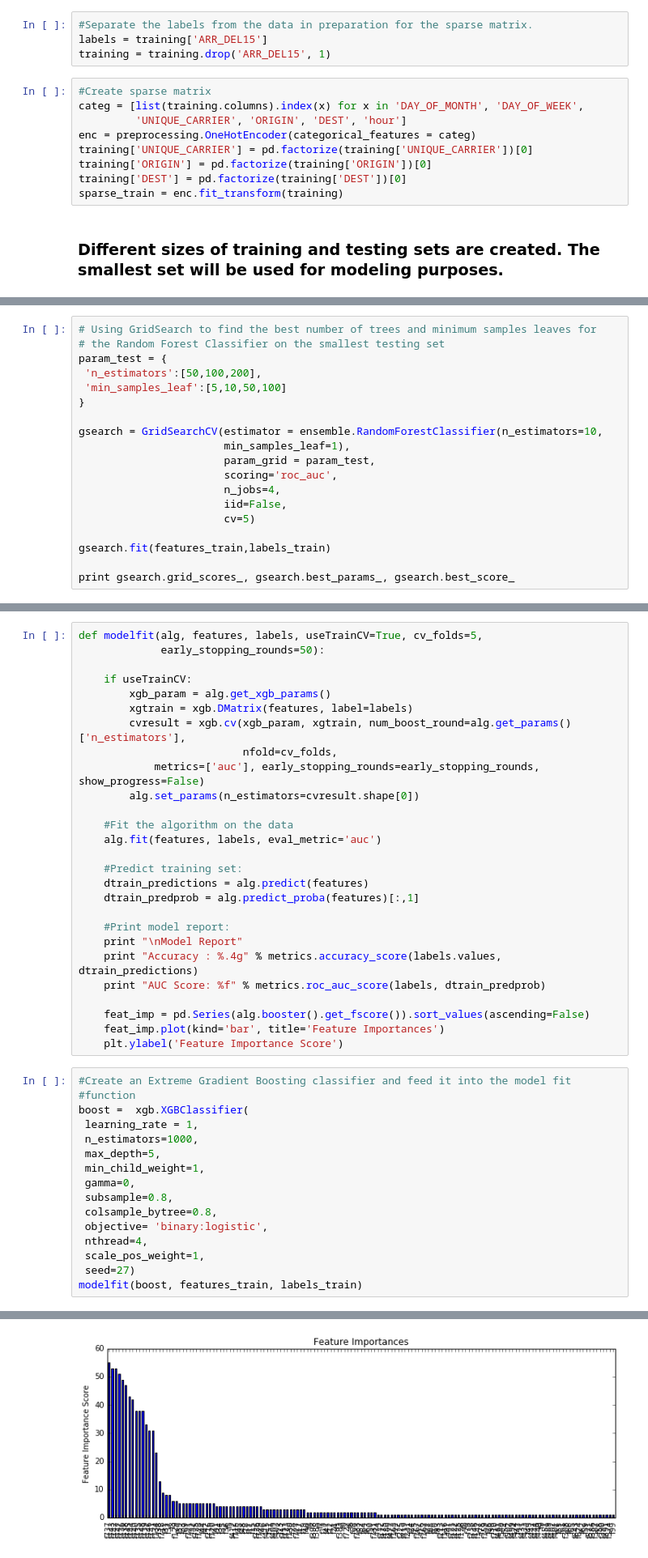
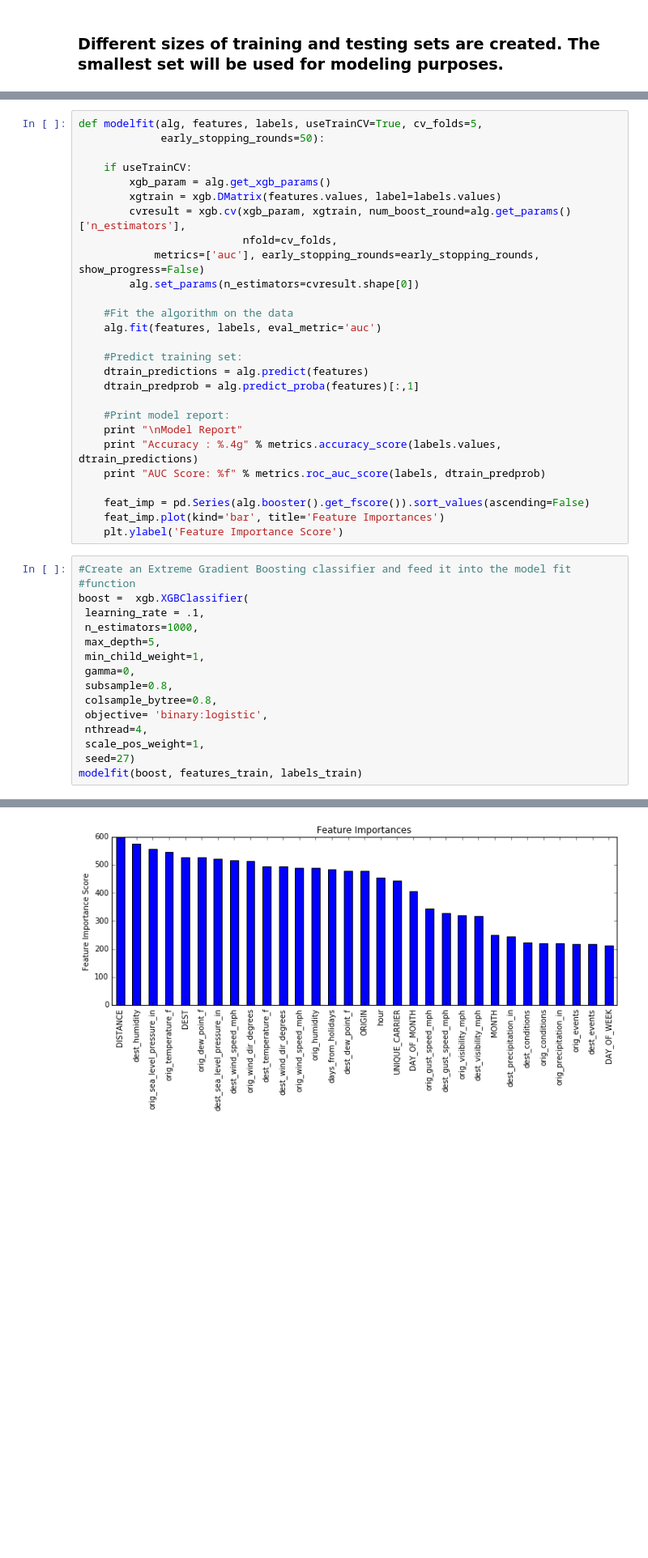
Before and after one commit to yaskyj/datascienceintensive, a Jupyter notebook: capstone/Flight Delays.ipynb, the cells around one changed output, grey strips where cells are left out. Shown: that part at 81% size. Saved outputs shown, nothing was run; the diff lists cells and outputs as text; blank space fills up the shorter version.

Commit message:
Complete analysis portion and exported charts

```diff
--- a/capstone/Flight Delays.ipynb
+++ b/capstone/Flight Delays.ipynb
@@ -463,16 +504,3 @@ precision = 0.50, recall = 0.98, F1 = 0.66, AUC Score = 0.50
-# %%
-#Separate the labels from the data in preparation for the sparse matrix.
-labels = training['ARR_DEL15']
-training = training.drop('ARR_DEL15', 1)
-# %%
-#Create sparse matrix
-categ = [list(training.columns).index(x) for x in 'DAY_OF_MONTH', 'DAY_OF_WEEK',
-         'UNIQUE_CARRIER', 'ORIGIN', 'DEST', 'hour']
-enc = preprocessing.OneHotEncoder(categorical_features = categ)
-training['UNIQUE_CARRIER'] = pd.factorize(training['UNIQUE_CARRIER'])[0]
-training['ORIGIN'] = pd.factorize(training['ORIGIN'])[0]
-training['DEST'] = pd.factorize(training['DEST'])[0]
-sparse_train = enc.fit_transform(training)
 # %% [markdown]
 ### Different sizes of training and testing sets are created. The smallest set will be used for modeling purposes.
 # %%
@@ -486,22 +514,3 @@ features_train_2, features_test_2, labels_train_2, labels_test_2 = \
 
 features_train, features_test, labels_train, labels_test = \
     cross_validation.train_test_split(features_train_2, labels_train_2, test_size=0.70)
-# %%
-# Using GridSearch to find the best number of trees and minimum samples leaves for
-# the Random Forest Classifier on the smallest testing set
-param_test = {
- 'n_estimators':[50,100,200],
- 'min_samples_leaf':[5,10,50,100]
-}
-
-gsearch = GridSearchCV(estimator = ensemble.RandomForestClassifier(n_estimators=10,
-                       min_samples_leaf=1),
-                       param_grid = param_test,
-                       scoring='roc_auc',
-                       n_jobs=4,
-                       iid=False,
-                       cv=5)
-
-gsearch.fit(features_train,labels_train)
-
-print gsearch.grid_scores_, gsearch.best_params_, gsearch.best_score_
@@ -550,7 +588,7 @@ def modelfit(alg, features, labels, useTrainCV=True, cv_folds=5,
 
     if useTrainCV:
         xgb_param = alg.get_xgb_params()
-        xgtrain = xgb.DMatrix(features, label=labels)
+        xgtrain = xgb.DMatrix(features.values, label=labels.values)
         cvresult = xgb.cv(xgb_param, xgtrain, num_boost_round=alg.get_params()['n_estimators'],
                           nfold=cv_folds,
             metrics=['auc'], early_stopping_rounds=early_stopping_rounds, show_progress=False)
@@ -575,7 +613,7 @@ def modelfit(alg, features, labels, useTrainCV=True, cv_folds=5,
 #Create an Extreme Gradient Boosting classifier and feed it into the model fit
 #function
 boost =  xgb.XGBClassifier(
- learning_rate = 1,
+ learning_rate = .1,
  n_estimators=1000,
  max_depth=5,
  min_child_weight=1,
@@ -596,4 +634,4 @@ AUC Score: 0.728321
-[figure, old version]
+[figure, new version]
 # %%
 # Use the appropriate number of estimators to create the classifier
 boost =  xgb.XGBClassifier(
```
Also changed, not shown: parts of 37 cells of this notebook, 15 other files.
